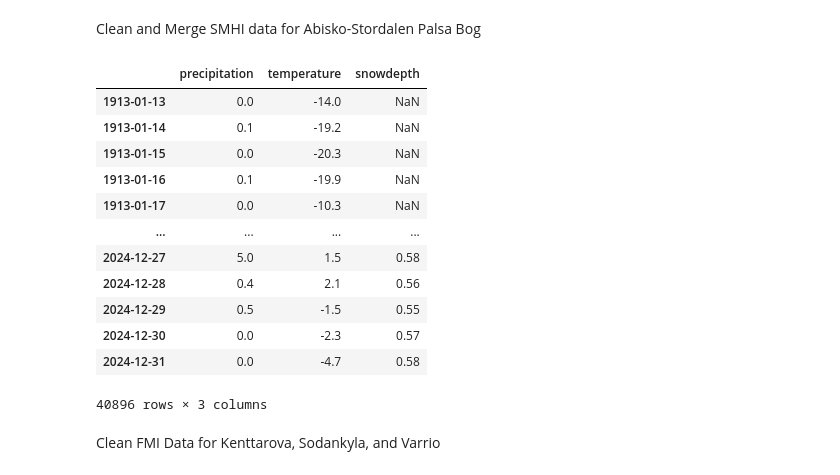
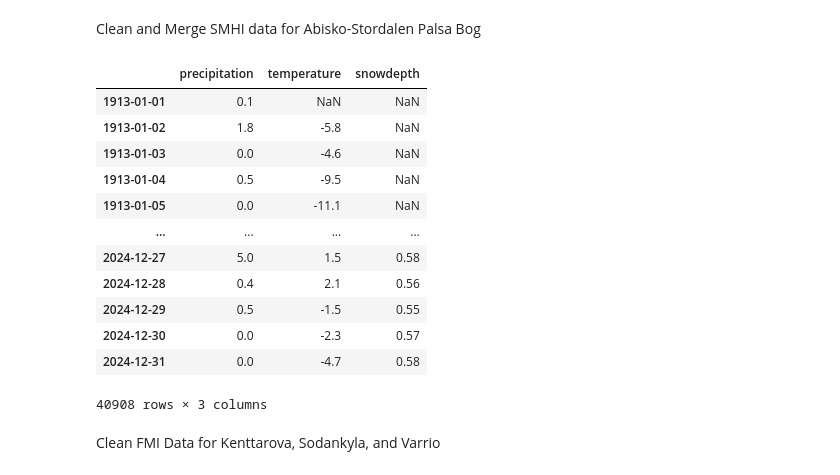
Before and after one commit to lauriequincey/arctic-ecosystems, a Jupyter notebook: climate processing.ipynb, the cells around one changed output. Cells and saved outputs as stored; diff of their text form; code cells hidden in the pictures.

```diff
--- a/climate processing.ipynb
+++ b/climate processing.ipynb
@@ -185,32 +214,47 @@ atmos
 Clean and Merge SMHI data for Abisko-Stordalen Palsa Bog
 # %%
 # Add index, clean data (by "Y" quality flag), and union the cleaned manual and auto dataframes
-se_sto_precip = prep_smhi(se_sto_precip_manual, se_sto_precip_auto)
-se_sto_temp = prep_smhi(se_sto_temp_manual, se_sto_temp_auto)
-se_sto_snowdepth = prep_smhi(se_sto_snowdepth_manual, se_sto_snowdepth_auto)
+#se_sto_precip = prep_smhi(se_sto_precip_manual, se_sto_precip_auto)
+#se_sto_temp = prep_smhi(se_sto_temp_manual, se_sto_temp_auto)
+#se_sto_snowdepth = prep_smhi(se_sto_snowdepth_manual, se_sto_snowdepth_auto)
+
+se_sto_precip = prep_smhi(se_sto_precip_manual, se_sto_precip_auto, "precipitation")
+se_sto_temp = prep_smhi(se_sto_temp_manual, se_sto_temp_auto, "temperature")
+se_sto_snowdepth = prep_smhi(se_sto_snowdepth_manual, se_sto_snowdepth_auto, "snowdepth")
 
 # Merge SMHI data on date and select only the climate variables
-se_sto_clim = se_sto_precip[["date", "precipitation"]].merge(right = se_sto_temp[["date", "temperature"]], left_on = "date", right_on = "date").merge(right = se_sto_snowdepth[["date", "snowdepth"]], left_on = "date", right_on = "date")
-se_sto_clim = se_sto_clim.set_index("date", drop = True) # Make index
+#se_sto_clim = se_sto_precip[["date", "precipitation"]].merge(right = se_sto_temp[["date", "temperature"]], left_on = "date", right_on = "date").merge(right = se_sto_snowdepth[["date", "snowdepth"]], left_on = "date", right_on = "date")
+#se_sto_clim = se_sto_clim.set_index("date", drop = True) # Make index
+se_sto_clim = (
+    se_sto_precip[["precipitation"]]
+    .join(se_sto_temp[["temperature"]])
+    .join(se_sto_snowdepth[["snowdepth"]])
+)
 
 # Reclean just in case we have a few missing dates (mainly for snowdepth)
+se_sto_clim["date"] = se_sto_clim.index
 se_sto_clim = pd.concat([cleaner(se_sto_clim[[column]].copy(), column) for column in se_sto_clim.columns], axis = 1) # Clean and reassign dataframe
-
+#se_sto_clim = pd.concat(
+#    [cleaner(se_sto_clim[["date", column]].copy(), column) for column in se_sto_clim.columns if column != 'date'],
+#    axis=1
+#)
+se_sto_clim.rename_axis(None, inplace = True) # Remove the index column header (avoids column header name confusion)
+se_sto_clim.drop("date", axis = 1, inplace = True)
 se_sto_clim
 # %% [output]
 |  | precipitation | temperature | snowdepth |
-| 1913-01-13 | 0.0 | -14.0 | NaN |
-| 1913-01-14 | 0.1 | -19.2 | NaN |
-| 1913-01-15 | 0.0 | -20.3 | NaN |
-| 1913-01-16 | 0.1 | -19.9 | NaN |
-| 1913-01-17 | 0.0 | -10.3 | NaN |
+| 1913-01-01 | 0.1 | NaN | NaN |
+| 1913-01-02 | 1.8 | -5.8 | NaN |
+| 1913-01-03 | 0.0 | -4.6 | NaN |
+| 1913-01-04 | 0.5 | -9.5 | NaN |
+| 1913-01-05 | 0.0 | -11.1 | NaN |
 | ... | ... | ... | ... |
 | 2024-12-27 | 5.0 | 1.5 | 0.58 |
 | 2024-12-28 | 0.4 | 2.1 | 0.56 |
 | 2024-12-29 | 0.5 | -1.5 | 0.55 |
 | 2024-12-30 | 0.0 | -2.3 | 0.57 |
 | 2024-12-31 | 0.0 | -4.7 | 0.58 |
-40896 rows × 3 columns
+40908 rows × 3 columns
 # %% [markdown]
 Clean FMI Data for Kenttarova, Sodankyla, and Varrio
 # %%
```
Also changed, not shown: parts of 3 cells of this notebook.
